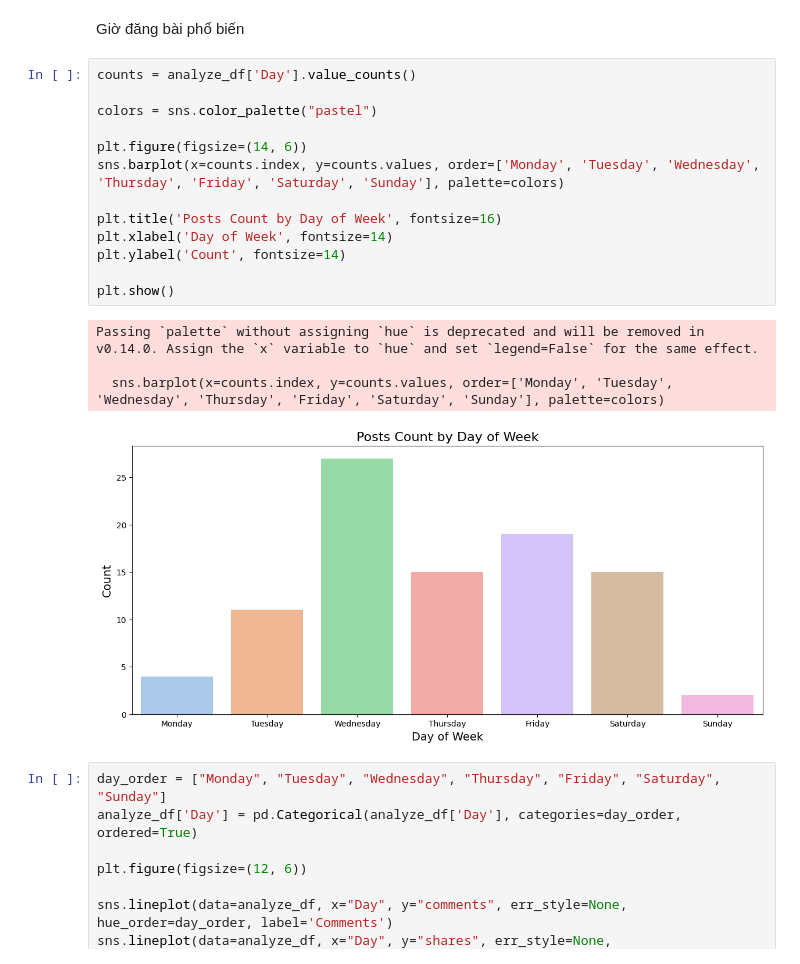
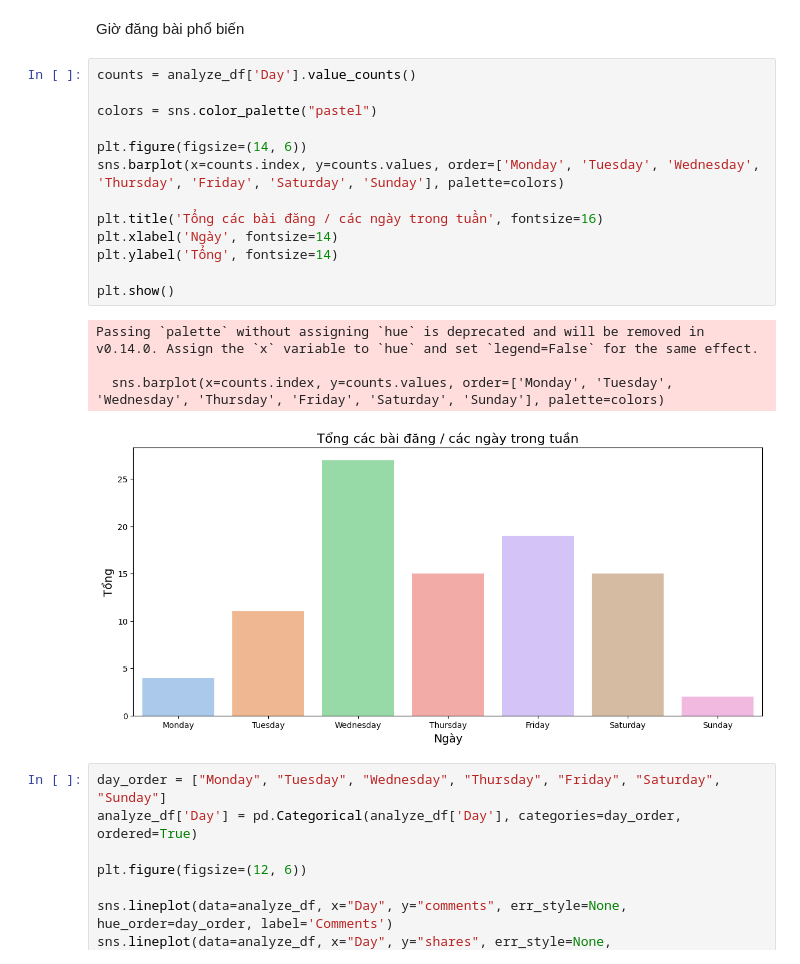
Before and after one commit to gmoew/final-python, a Jupyter notebook: Analyzing Data.ipynb, the cells around one changed output. Cells and saved outputs as stored; diff of their text form.

```diff
--- a/Analyzing Data.ipynb
+++ b/Analyzing Data.ipynb
@@ -131,21 +182,21 @@ Giờ đăng bài phổ biến
 # %%
 counts = analyze_df['Day'].value_counts()
 
 colors = sns.color_palette("pastel")
 
 plt.figure(figsize=(14, 6))
 sns.barplot(x=counts.index, y=counts.values, order=['Monday', 'Tuesday', 'Wednesday', 'Thursday', 'Friday', 'Saturday', 'Sunday'], palette=colors)
 
-plt.title('Posts Count by Day of Week', fontsize=16)
-plt.xlabel('Day of Week', fontsize=14)
-plt.ylabel('Count', fontsize=14)
+plt.title('Tổng các bài đăng / các ngày trong tuần', fontsize=16)
+plt.xlabel('Ngày', fontsize=14)
+plt.ylabel('Tổng', fontsize=14)
 
 plt.show()
 # %% [output]
 Passing `palette` without assigning `hue` is deprecated and will be removed in v0.14.0. Assign the `x` variable to `hue` and set `legend=False` for the same effect.
 
   sns.barplot(x=counts.index, y=counts.values, order=['Monday', 'Tuesday', 'Wednesday', 'Thursday', 'Friday', 'Saturday', 'Sunday'], palette=colors)
-[figure, old version]
+[figure, new version]
 # %%
 day_order = ["Monday", "Tuesday", "Wednesday", "Thursday", "Friday", "Saturday", "Sunday"]
 analyze_df['Day'] = pd.Categorical(analyze_df['Day'], categories=day_order, ordered=True)
```
Also changed, not shown: parts of 11 cells of this notebook.
